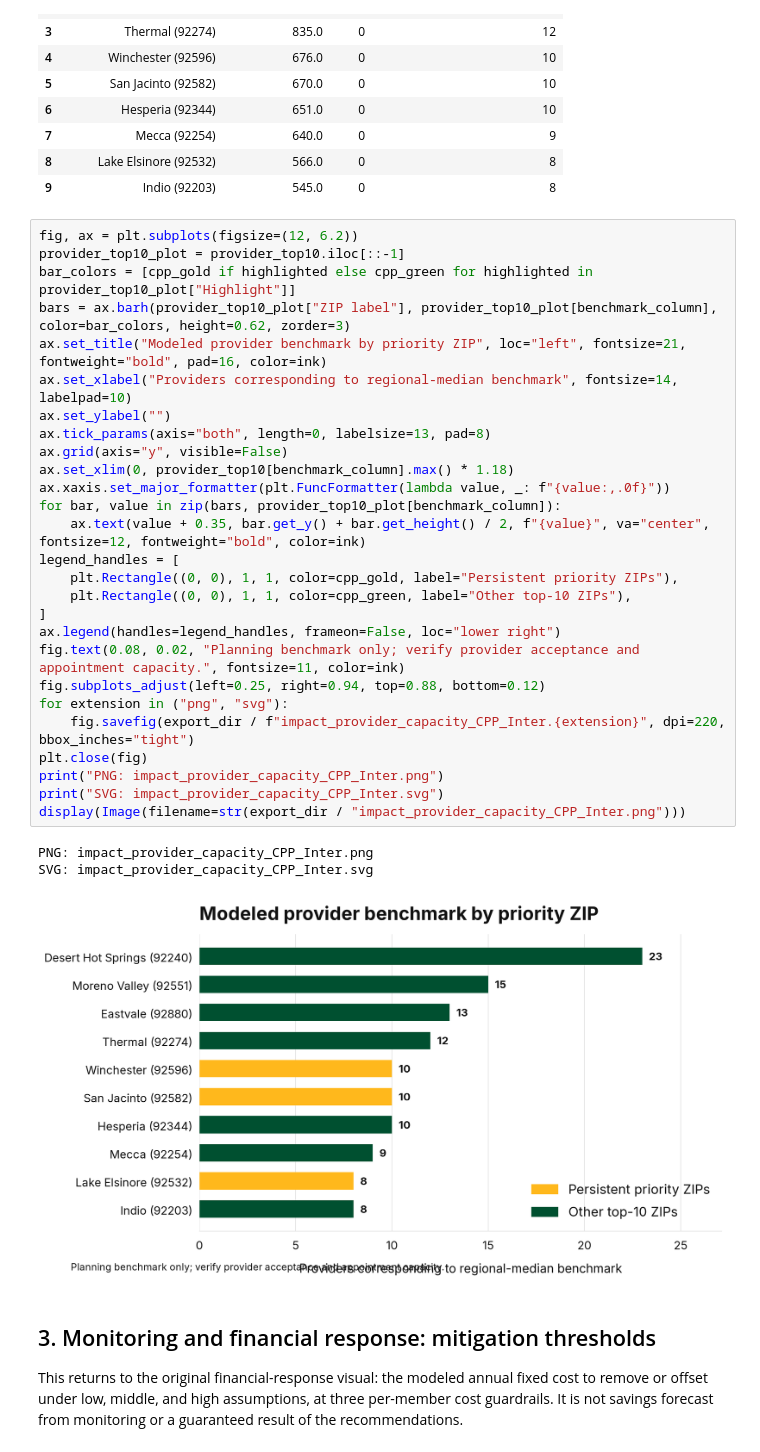
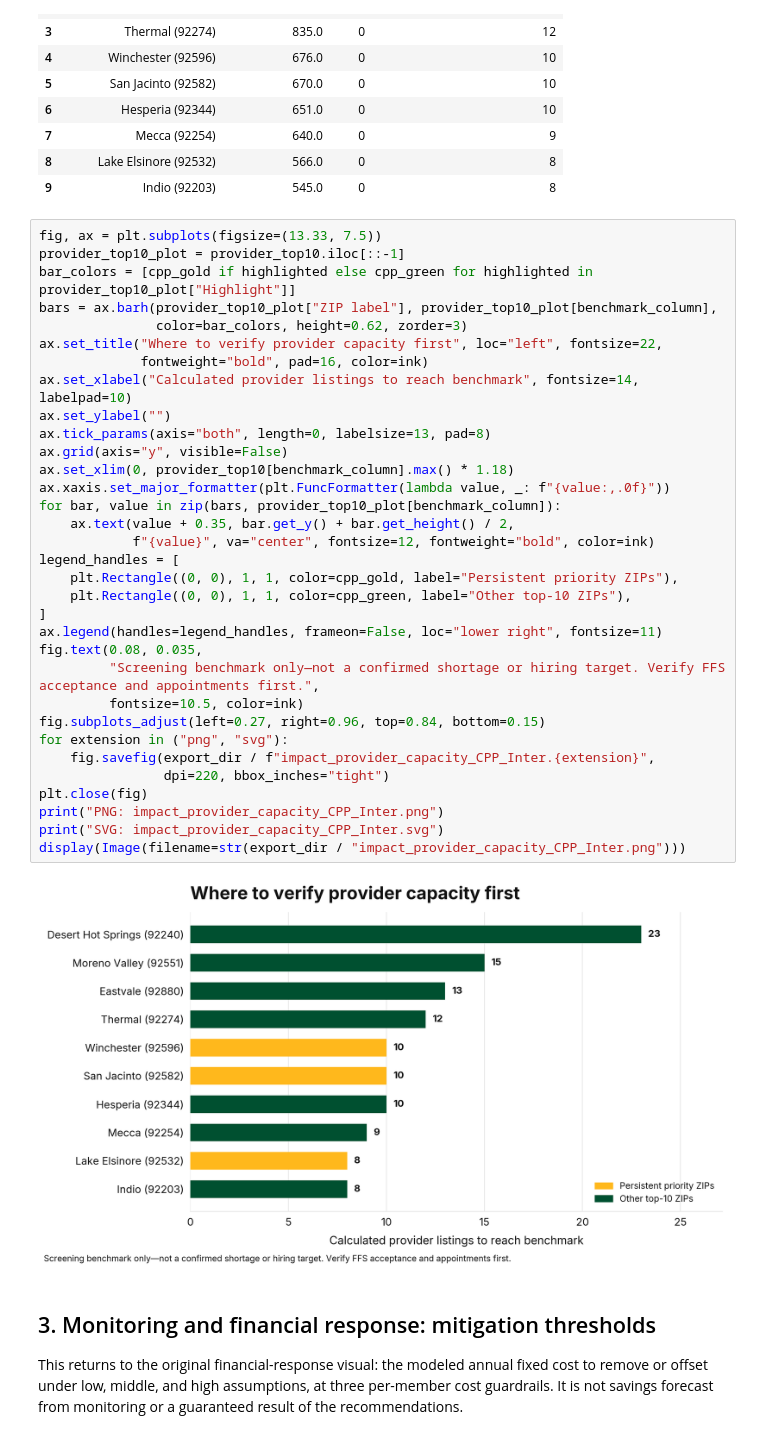
Before and after one commit to doom-boy/IEHP-CEO-Competition, a Jupyter notebook: impact_scenarios.ipynb, the cells around one changed output. Cells and saved outputs as stored; diff of their text form.

```diff
--- a/impact_scenarios.ipynb
+++ b/impact_scenarios.ipynb
@@ -155,36 +158,40 @@ Provider benchmark across the 10 ZIPs: 118 (modeled, not verified need)
 | 8 | Lake Elsinore (92532) | 566.0 | 0 | 8 |
 | 9 | Indio (92203) | 545.0 | 0 | 8 |
 # %%
-fig, ax = plt.subplots(figsize=(12, 6.2))
+fig, ax = plt.subplots(figsize=(13.33, 7.5))
 provider_top10_plot = provider_top10.iloc[::-1]
 bar_colors = [cpp_gold if highlighted else cpp_green for highlighted in provider_top10_plot["Highlight"]]
-bars = ax.barh(provider_top10_plot["ZIP label"], provider_top10_plot[benchmark_column], color=bar_colors, height=0.62, zorder=3)
-ax.set_title("Modeled provider benchmark by priority ZIP", loc="left", fontsize=21, fontweight="bold", pad=16, color=ink)
-ax.set_xlabel("Providers corresponding to regional-median benchmark", fontsize=14, labelpad=10)
+bars = ax.barh(provider_top10_plot["ZIP label"], provider_top10_plot[benchmark_column],
+               color=bar_colors, height=0.62, zorder=3)
+ax.set_title("Where to verify provider capacity first", loc="left", fontsize=22,
+             fontweight="bold", pad=16, color=ink)
+ax.set_xlabel("Calculated provider listings to reach benchmark", fontsize=14, labelpad=10)
 ax.set_ylabel("")
 ax.tick_params(axis="both", length=0, labelsize=13, pad=8)
 ax.grid(axis="y", visible=False)
 ax.set_xlim(0, provider_top10[benchmark_column].max() * 1.18)
 ax.xaxis.set_major_formatter(plt.FuncFormatter(lambda value, _: f"{value:,.0f}"))
 for bar, value in zip(bars, provider_top10_plot[benchmark_column]):
-    ax.text(value + 0.35, bar.get_y() + bar.get_height() / 2, f"{value}", va="center", fontsize=12, fontweight="bold", color=ink)
+    ax.text(value + 0.35, bar.get_y() + bar.get_height() / 2,
+            f"{value}", va="center", fontsize=12, fontweight="bold", color=ink)
 legend_handles = [
     plt.Rectangle((0, 0), 1, 1, color=cpp_gold, label="Persistent priority ZIPs"),
     plt.Rectangle((0, 0), 1, 1, color=cpp_green, label="Other top-10 ZIPs"),
 ]
-ax.legend(handles=legend_handles, frameon=False, loc="lower right")
-fig.text(0.08, 0.02, "Planning benchmark only; verify provider acceptance and appointment capacity.", fontsize=11, color=ink)
-fig.subplots_adjust(left=0.25, right=0.94, top=0.88, bottom=0.12)
+ax.legend(handles=legend_handles, frameon=False, loc="lower right", fontsize=11)
+fig.text(0.08, 0.035,
+         "Screening benchmark only—not a confirmed shortage or hiring target. Verify FFS acceptance and appointments first.",
+         fontsize=10.5, color=ink)
+fig.subplots_adjust(left=0.27, right=0.96, top=0.84, bottom=0.15)
 for extension in ("png", "svg"):
-    fig.savefig(export_dir / f"impact_provider_capacity_CPP_Inter.{extension}", dpi=220, bbox_inches="tight")
+    fig.savefig(export_dir / f"impact_provider_capacity_CPP_Inter.{extension}",
+                dpi=220, bbox_inches="tight")
 plt.close(fig)
 print("PNG: impact_provider_capacity_CPP_Inter.png")
 print("SVG: impact_provider_capacity_CPP_Inter.svg")
 display(Image(filename=str(export_dir / "impact_provider_capacity_CPP_Inter.png")))
 # %% [output]
-PNG: impact_provider_capacity_CPP_Inter.png
-SVG: impact_provider_capacity_CPP_Inter.svg
-[figure, old version]
+[figure, new version]
 # %% [markdown]
 ## 3. Monitoring and financial response: mitigation thresholds
 
```
Also changed, not shown: parts of 12 cells of this notebook, 12 other files.
